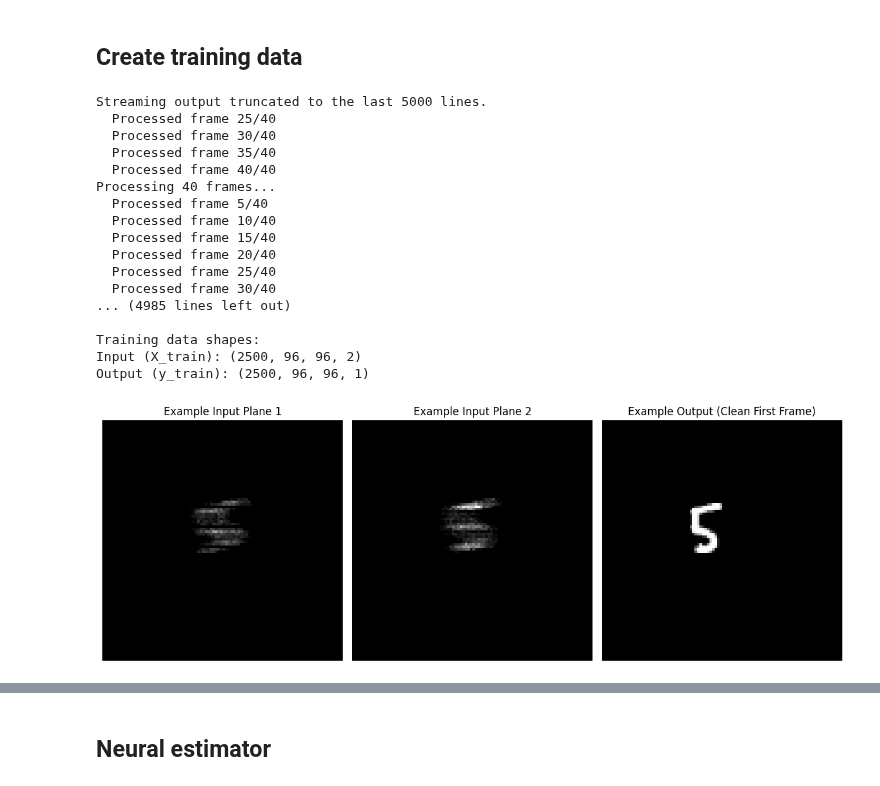
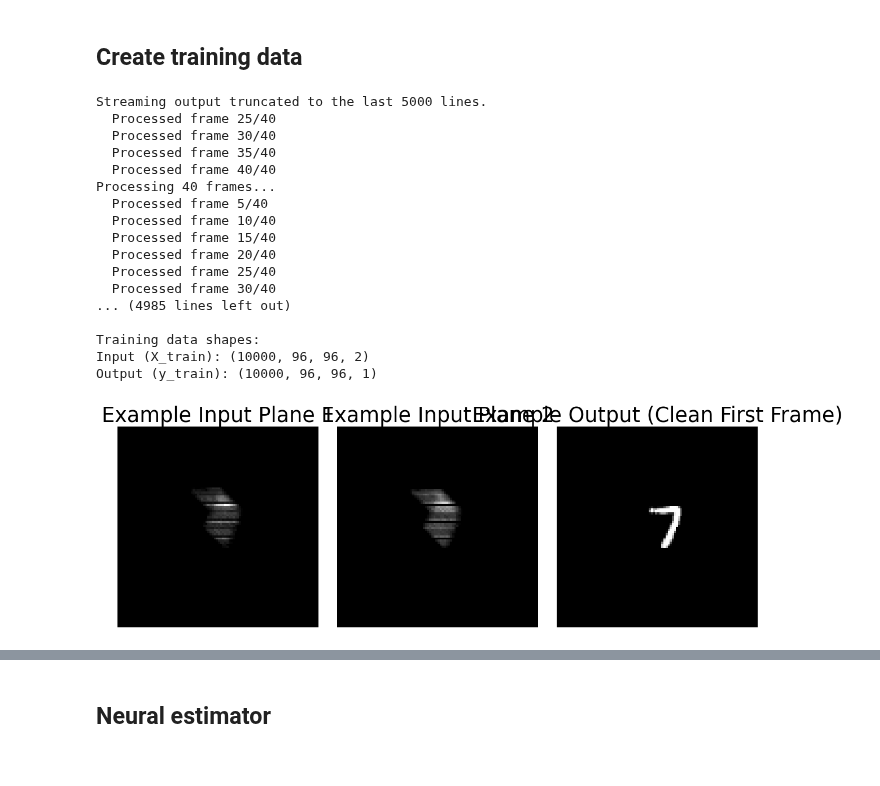
Before and after one commit to arizonaCameraLab/computationalImaging, a Jupyter notebook: Chapter10SamplingStrategy/MultiframeImaging.ipynb, the cells around one changed output, grey strips where cells are left out. Cells and saved outputs as stored; diff of their text form; code cells hidden in the pictures.

```diff
--- a/Chapter10SamplingStrategy/MultiframeImaging.ipynb
+++ b/Chapter10SamplingStrategy/MultiframeImaging.ipynb
@@ -15,6 +15,8 @@ import matplotlib.pyplot as plt
 import math
 from IPython.display import display, clear_output
 import ipywidgets as widgets
+plt.rcParams['figure.figsize'] = [30, 10]
+plt.rcParams.update({'font.size': 22})
 # %% [markdown]
 ## Object motion model
 # %% [markdown]
@@ -26,7 +28,7 @@ def generate_noisy_digit_motion(
     digit_image=None,
     frame_size=(96, 96),
     num_frames=40,
-    noise_scale_factor=1
+    noise_scale_factor=100
 ):
     """
     Generates a sequence of frames showing an MNIST-like digit moving with
@@ -424,7 +426,7 @@ import tensorflow as tf
 (mnist_train_images, mnist_train_labels), (mnist_test_images, mnist_test_labels) = mnist.load_data()
 
 # Select a random set of 2500 digits
-num_samples = 2500
+num_samples = 10000
 random_indices = np.random.choice(len(mnist_train_images), num_samples, replace=False)
 selected_digits = mnist_train_images[random_indices]
 
@@ -526,36 +528,36 @@ plt.title('Example Input Plane 1')
 plt.axis('off')
 
 plt.subplot(1, 3, 2)
 plt.imshow(X_train[example_idx, :, :, 1], cmap='gray', vmin=0, vmax=1)
 plt.title('Example Input Plane 2')
 plt.axis('off')
 
 plt.subplot(1, 3, 3)
 plt.imshow(y_train[example_idx, :, :, 0], cmap='gray', vmin=0, vmax=1)
 plt.title('Example Output (Clean First Frame)')
 plt.axis('off')
 
 plt.tight_layout()
 plt.show()
 # %% [output]
 Streaming output truncated to the last 5000 lines.
   Processed frame 25/40
   Processed frame 30/40
   Processed frame 35/40
   Processed frame 40/40
 Processing 40 frames...
   Processed frame 5/40
   Processed frame 10/40
   Processed frame 15/40
   Processed frame 20/40
   Processed frame 25/40
   Processed frame 30/40
 ... (4985 lines left out)
 
 Training data shapes:
-Input (X_train): (2500, 96, 96, 2)
-Output (y_train): (2500, 96, 96, 1)
+Input (X_train): (10000, 96, 96, 2)
+Output (y_train): (10000, 96, 96, 1)
-[figure, old version]
+[figure, new version]
 # %%
 # prompt: using the code from above generate 500 test and validation input output sets. normalize the inputs to lie between 0 and 1
 
```
Also changed, not shown: parts of 12 cells of this notebook.
